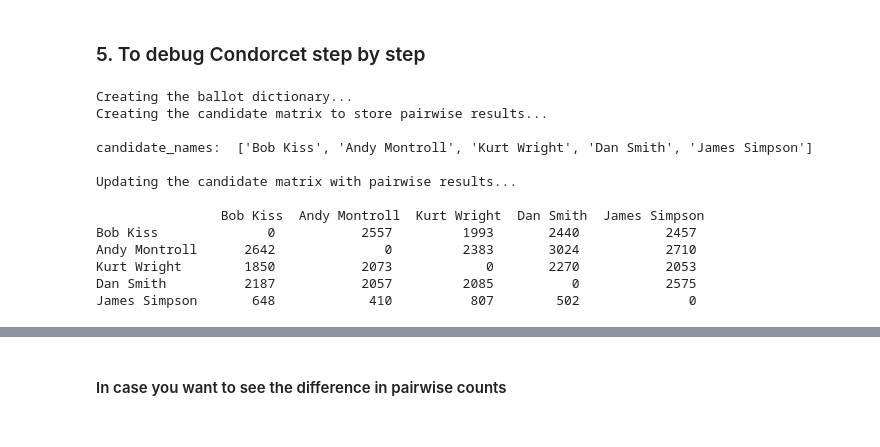
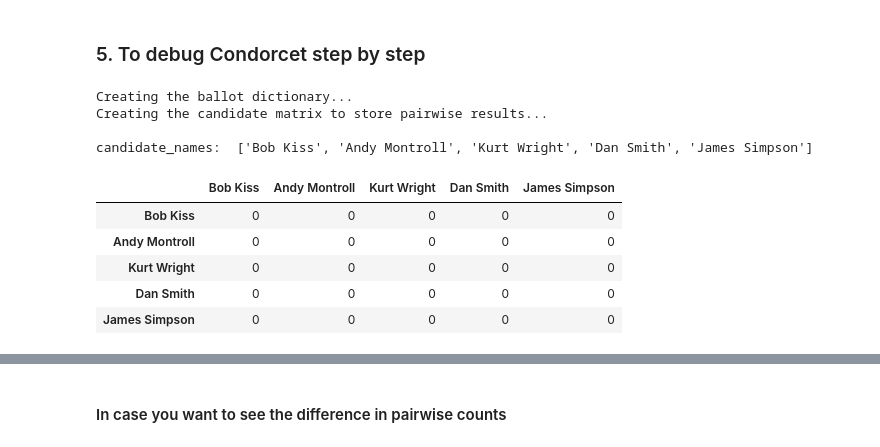
Before and after one commit to SherinV/ranked-choice-voting, a Jupyter notebook: Burlington09_with_Condorcet.ipynb, the cells around one changed output, grey strips where cells are left out. Saved outputs shown, nothing was run; the diff lists cells and outputs as text; code cells hidden in the pictures.

```diff
--- a/Burlington09_with_Condorcet.ipynb
+++ b/Burlington09_with_Condorcet.ipynb
@@ -370,34 +382,23 @@ Rank 5. James Simpson: (Wins, losses) (0, 4)
 # %%
 all_ballots = list(df1['ballot_objects'].values)
 print("Creating the ballot dictionary...")
 ballot_dict=create_ballot_dict(df1)
 print("Creating the candidate matrix to store pairwise results...")
 candidate_names=[]
 for cand in candidates:
     candidate_names.append(cand.name)
 
 print("\ncandidate_names: ",candidate_names)
 cand_matrix= pd.DataFrame(0, columns=candidate_names, index=candidate_names)
-print("\nUpdating the candidate matrix with pairwise results...")
-for ballot in ballot_dict:
-    ranked_candidates = list(ballot_dict[ballot][1].ranked_candidates)
-    for i in range(len(ranked_candidates)):
-        for j in range(len(ranked_candidates)):
-            if (ranked_candidates[i].name!=ranked_candidates[j].name) & (i<j):
-                cand_matrix[ranked_candidates[j].name][ranked_candidates[i].name] = cand_matrix[ranked_candidates[j].name][ranked_candidates[i].name]+ballot_dict[ballot][0]
-
-print("\n",cand_matrix)
+cand_matrix
 # %% [output]
 Creating the ballot dictionary...
 Creating the candidate matrix to store pairwise results...
 
 candidate_names:  ['Bob Kiss', 'Andy Montroll', 'Kurt Wright', 'Dan Smith', 'James Simpson']
-
-Updating the candidate matrix with pairwise results...
-
-                Bob Kiss  Andy Montroll  Kurt Wright  Dan Smith  James Simpson
-Bob Kiss              0           2557         1993       2440           2457
-Andy Montroll      2642              0         2383       3024           2710
-Kurt Wright        1850           2073            0       2270           2053
-Dan Smith          2187           2057         2085          0           2575
-James Simpson       648            410          807        502              0
+|  | Bob Kiss | Andy Montroll | Kurt Wright | Dan Smith | James Simpson |
+| Bob Kiss | 0 | 0 | 0 | 0 | 0 |
+| Andy Montroll | 0 | 0 | 0 | 0 | 0 |
+| Kurt Wright | 0 | 0 | 0 | 0 | 0 |
+| Dan Smith | 0 | 0 | 0 | 0 | 0 |
+| James Simpson | 0 | 0 | 0 | 0 | 0 |
```
Also changed, not shown: parts of 19 cells of this notebook.
